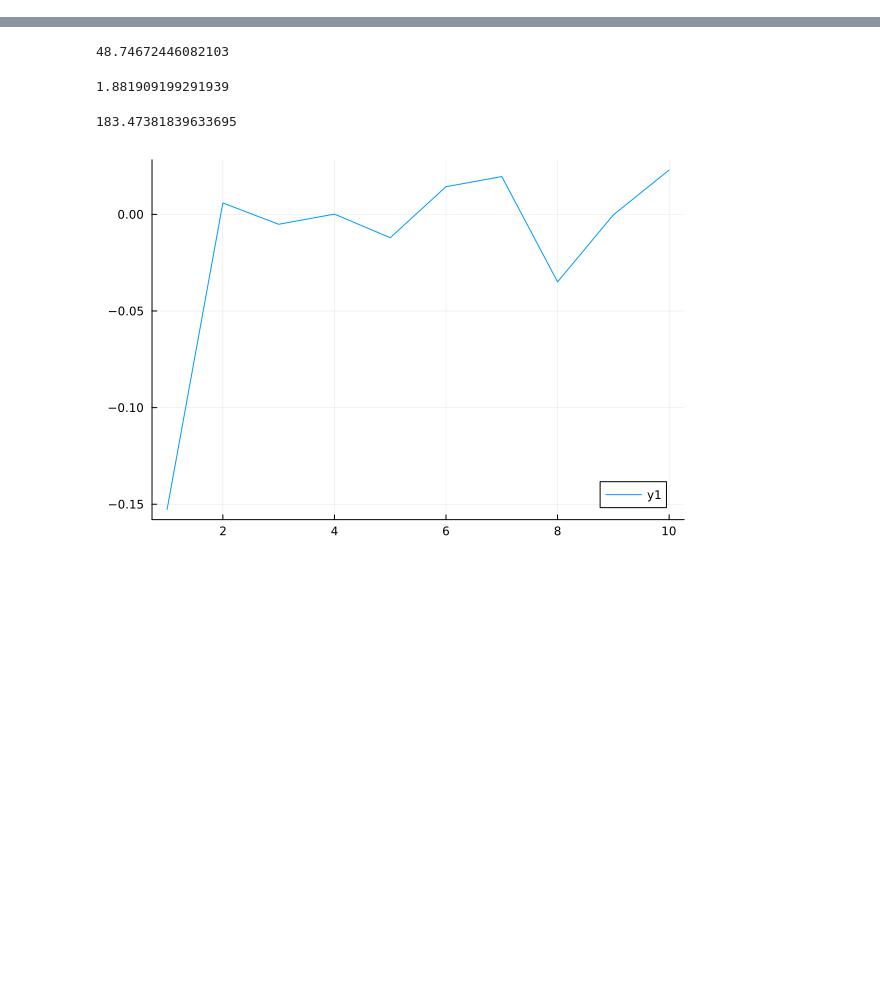
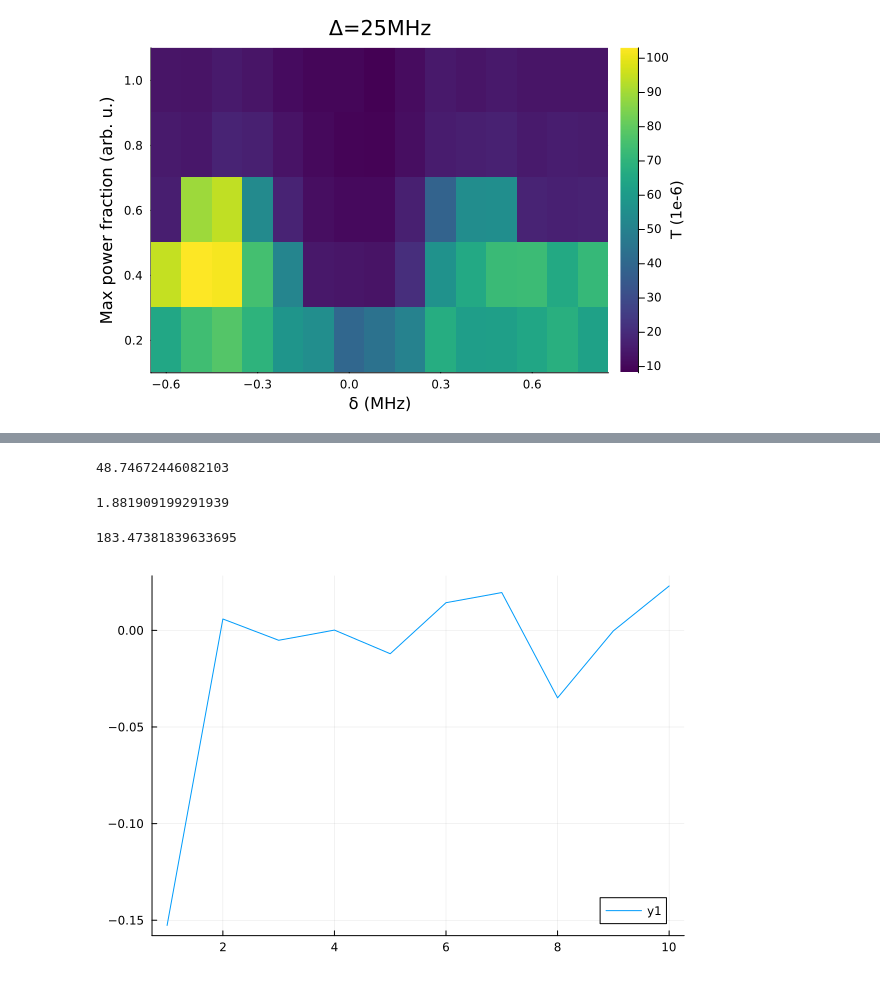
Before and after one commit to ebramyoussef/CaF-cooling-simulations, a Jupyter notebook: CaF SF cooling testing.ipynb, the cells around one changed output, grey strips where cells are left out. Cells and saved outputs as stored; diff of their text form; code cells hidden in the pictures; blank space fills up the shorter version.

```diff
--- a/CaF SF cooling testing.ipynb
+++ b/CaF SF cooling testing.ipynb
@@ -48,0 +67,10 @@ t: 54-element Vector{Float64}:
+# %%
+using ColorSchemes
+temps = zeros(5, 15)
+for i ∈ 1:5
+    for (j, sols) ∈ enumerate(all_sols[i])
+        temp = T_ensemble_sol(sols[1])
+        temps[i, j] = temp
+    end
+end
+transpose(temps)
@@ -48,0 +94,4 @@ t: 54-element Vector{Float64}:
+# %%
+Plots.heatmap(δs,P_fractions, temps*1e6, c = :viridis, colorbar_title="T (1e-6)", xlabel ="δ (MHz)", ylabel = "Max power fraction (arb. u.)", title="Δ=25MHz")
+# %% [output]
+[figure, added]
```
Also changed, not shown: parts of 36 cells of this notebook, 2 other files.
